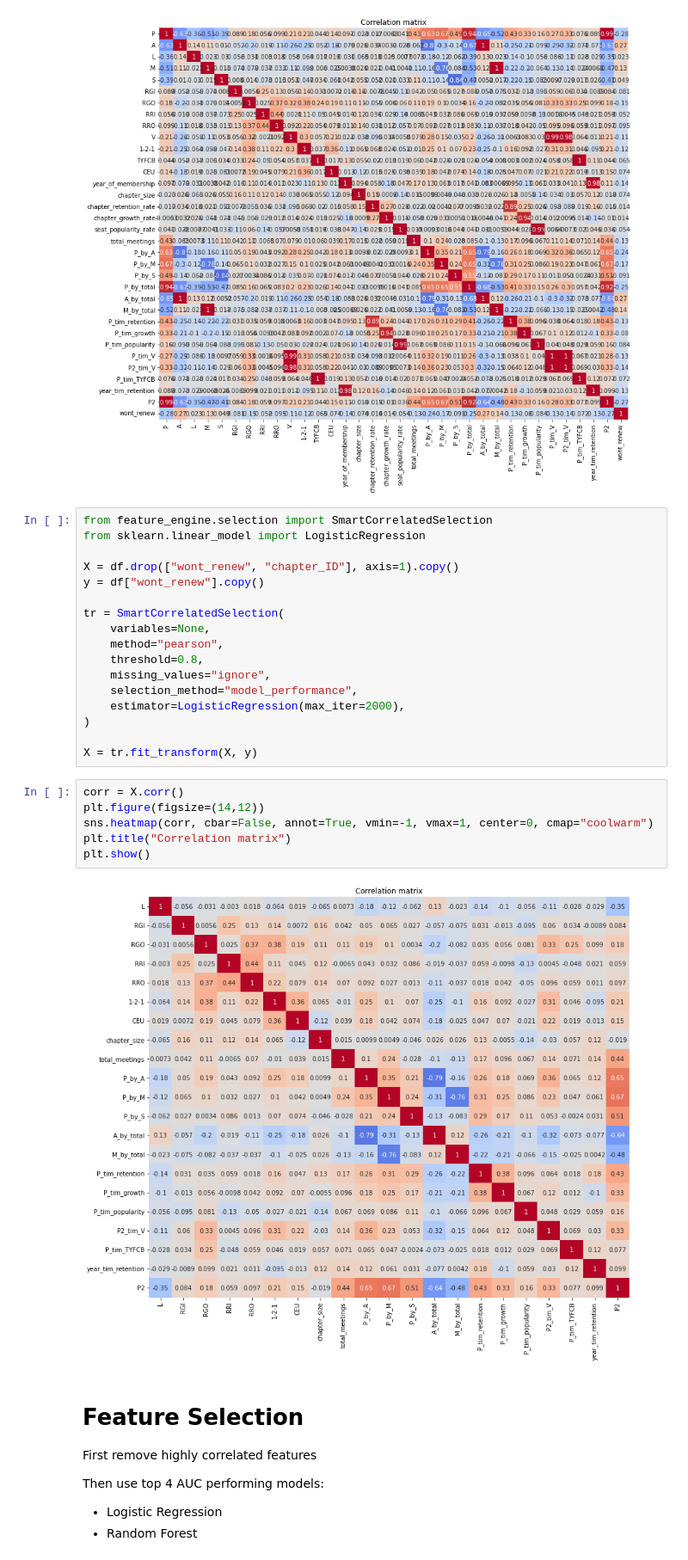
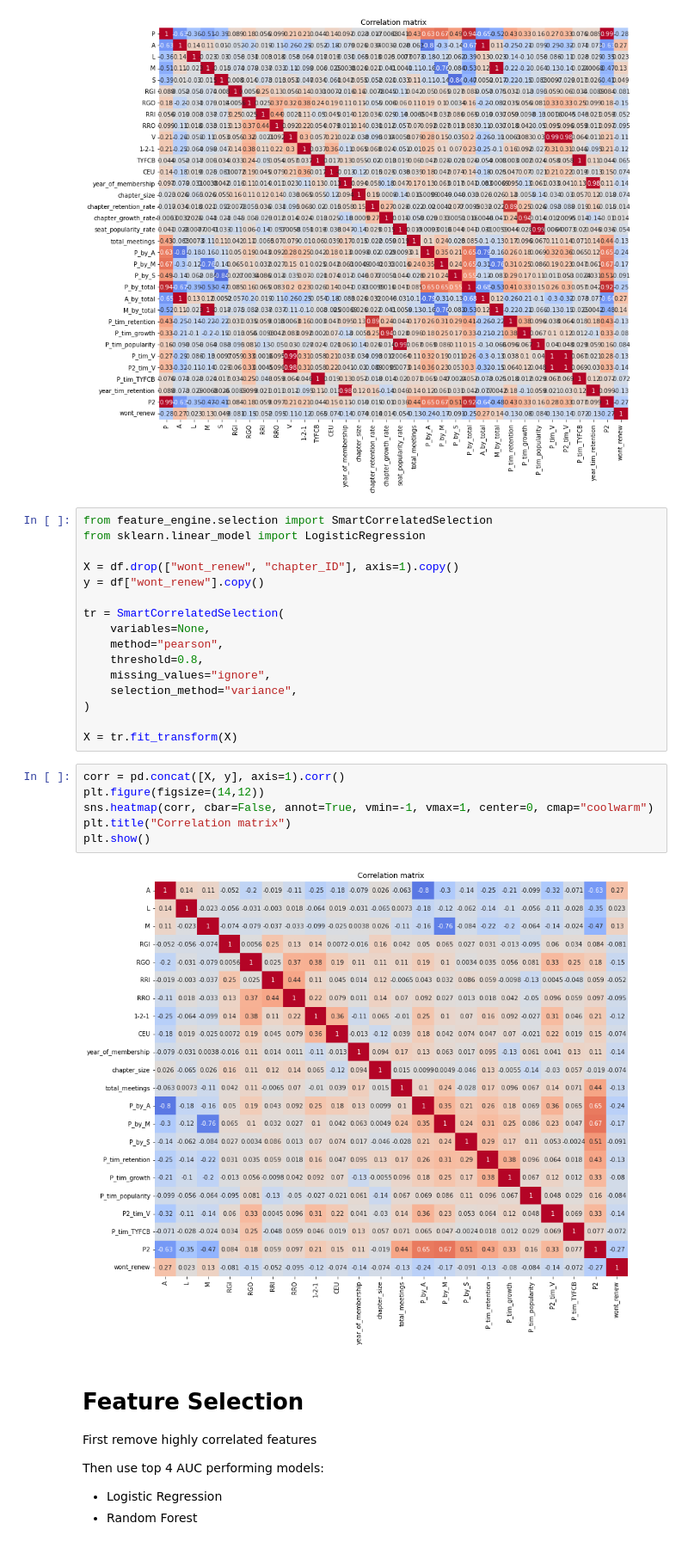
Before and after one commit to da-veed/BachelorThesis, a Jupyter notebook: data_model_step6.ipynb, the cells around one changed output. Shown at 86% size. Saved outputs shown, nothing was run; the diff lists cells and outputs as text.

Commit message:
Added Naive Bayes model to all NB's Adjusted CatBoost scoring method (AuC) in all NB's Added missing algorithms in step 6 & 7

```diff
--- a/data_model_step6.ipynb
+++ b/data_model_step6.ipynb
@@ -111,19 +111,18 @@ tr = SmartCorrelatedSelection(
     method="pearson",
     threshold=0.8,
     missing_values="ignore",
-    selection_method="model_performance",
-    estimator=LogisticRegression(max_iter=2000),
+    selection_method="variance",
 )
 
-X = tr.fit_transform(X, y)
+X = tr.fit_transform(X)
 # %%
-corr = X.corr()
+corr = pd.concat([X, y], axis=1).corr()
 plt.figure(figsize=(14,12))
 sns.heatmap(corr, cbar=False, annot=True, vmin=-1, vmax=1, center=0, cmap="coolwarm")
 plt.title("Correlation matrix")
 plt.show()
 # %% [output]
-[figure, old version]
+[figure, new version]
 # %% [markdown]
 # Feature Selection
 
```
Also changed, not shown: parts of 49 cells of this notebook, 26 other files.
